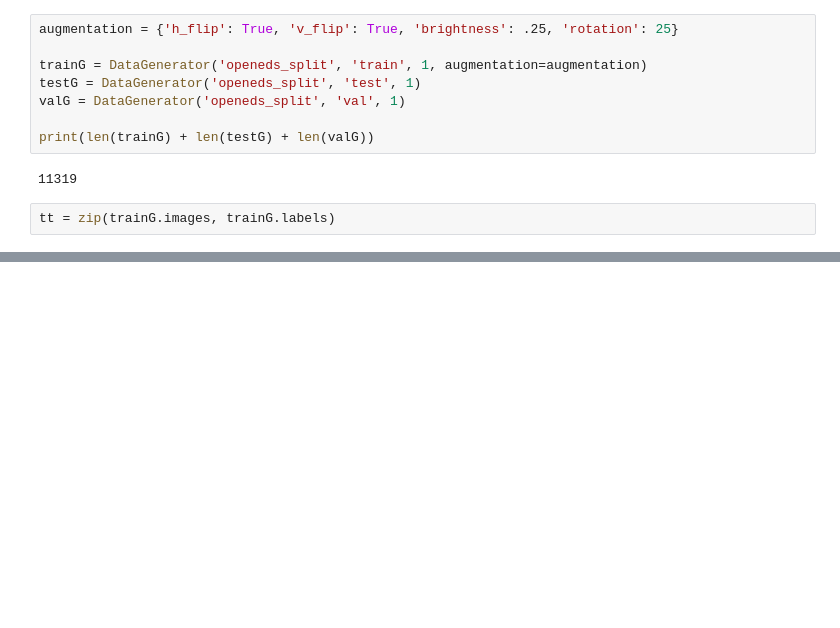
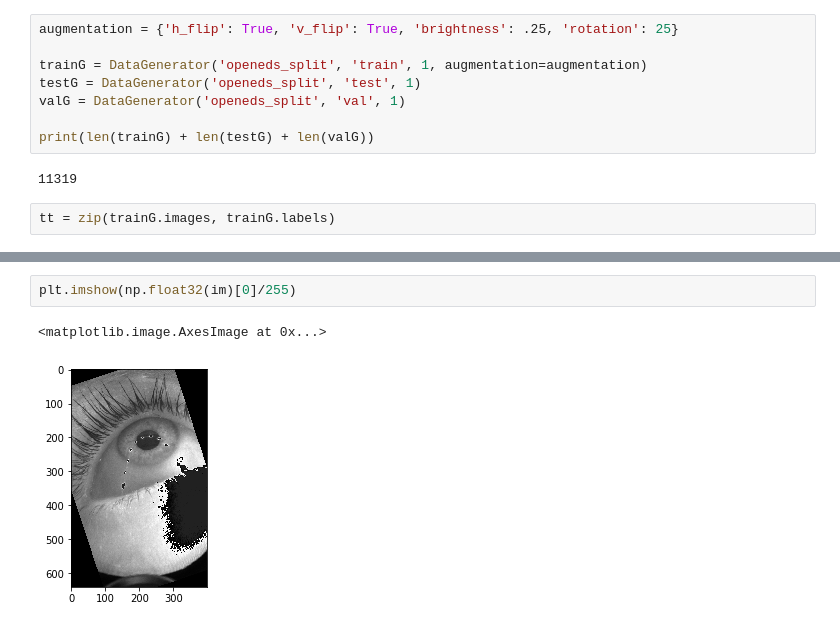
Before and after one commit to Choapinus/fc_keras, a Jupyter notebook: test_generator_densenet.ipynb, the cells around one changed output, grey strips where cells are left out. Drawn from its saved outputs; the diff is of its cells as text; blank space fills up the shorter version.

```diff
--- a/test_generator_densenet.ipynb
+++ b/test_generator_densenet.ipynb
@@ -149,0 +158,5 @@ plt.imshow(lb[0][..., 1])
+# %%
+plt.imshow(np.float32(im)[0]/255)
+# %% [output]
+<matplotlib.image.AxesImage at 0x...>
+[figure, added]
```
Also changed, not shown: parts of 3 cells of this notebook, 4 other files.
